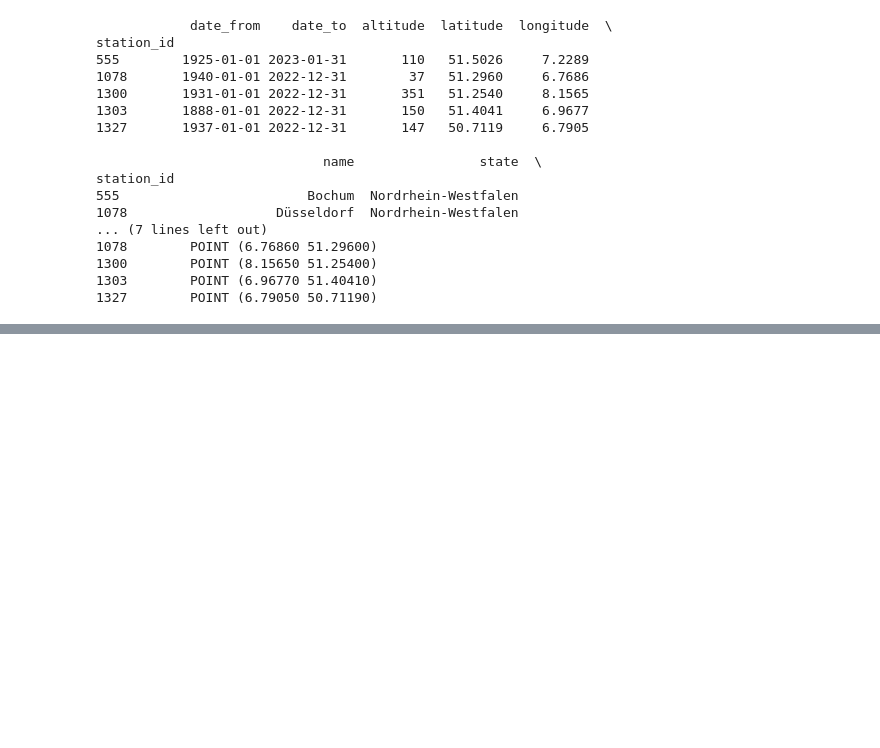
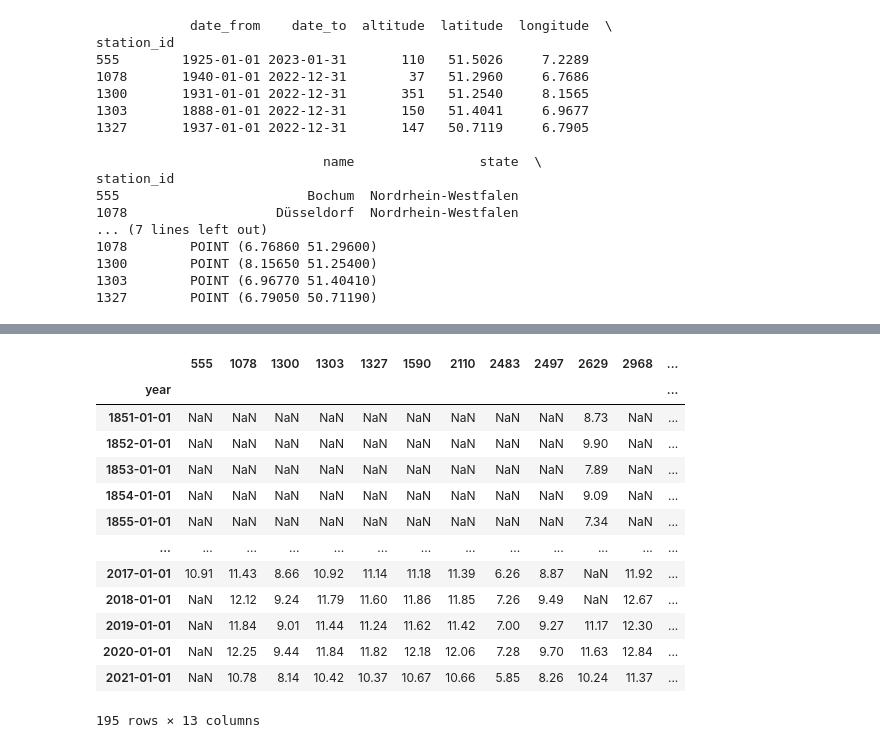
Before and after one commit to kftunay/GeoData_WS2022_II_Final_Group_D, a Jupyter notebook: gdms0000_Final_Assignment/01_Warming_stripes.ipynb, the cells around one changed output, grey strips where cells are left out. Drawn from its saved outputs; the diff is of its cells as text; code cells hidden in the pictures; blank space fills up the shorter version.

```diff
--- a/gdms0000_Final_Assignment/01_Warming_stripes.ipynb
+++ b/gdms0000_Final_Assignment/01_Warming_stripes.ipynb
@@ -360,0 +387,17 @@ gdf.to_file('my_13_stations.gpkg', driver='GPKG', layer='selected_NRW_stations')
+# %%
+f_dict={}
+
+for fname in local_zip_list:
+    try:
+        key=fname.split("_")[2]
+        f_dict[int(key)]=fname
+    except:
+        print(f"Cannot convert \'{key:s}\' to integer")
+
+#testing
+# n=6
+# print("Frist {n:d} items of f_dict:")
+# print({k: f_dict[k] for k in list(f_dict)[:6]})
+# %%
+zip_list = [local_ftp_ts_dir + f_dict[k] for k in selected_df.index]
+zip_list
@@ -360,0 +418,35 @@ gdf.to_file('my_13_stations.gpkg', driver='GPKG', layer='selected_NRW_stations')
+# %%
+df = pd.DataFrame()
+for elt in zip_list:
+    with ZipFile(elt) as myzip:
+
+        # read the time series data from the file starting with "produkt"
+        prodfilename = [name for name in myzip.namelist() if name.split("_")[0]=="produkt"][0]
+        #print(prodfilename)
+
+        # open just the produkt file within the archive
+        with myzip.open(prodfilename) as myfile:
+            dftmp = pd.read_csv(myfile, sep =";", parse_dates = ["MESS_DATUM_BEGINN", "MESS_DATUM_ENDE"], index_col = "MESS_DATUM_BEGINN", na_values = [-999.0])
+            # select the series with the average annual temp ("JA_TT"), rename the series with the station_id and make it a df.
+            s = dftmp["JA_TT"].rename(dftmp["STATIONS_ID"][0]).to_frame()
+            # outer merge.
+            df = pd.merge(df, s, left_index=True, right_index=True, how='outer')
+
+#df.index.names = ["year"]
+df.index.rename(name = "year", inplace = True)
+df
+# %% [output]
+|  | 555 | 1078 | 1300 | 1303 | 1327 | 1590 | 2110 | 2483 | 2497 | 2629 | 2968 | ... |
+| year |  |  |  |  |  |  |  |  |  |  |  | ... |
+| 1851-01-01 | NaN | NaN | NaN | NaN | NaN | NaN | NaN | NaN | NaN | 8.73 | NaN | ... |
+| 1852-01-01 | NaN | NaN | NaN | NaN | NaN | NaN | NaN | NaN | NaN | 9.90 | NaN | ... |
+| 1853-01-01 | NaN | NaN | NaN | NaN | NaN | NaN | NaN | NaN | NaN | 7.89 | NaN | ... |
+| 1854-01-01 | NaN | NaN | NaN | NaN | NaN | NaN | NaN | NaN | NaN | 9.09 | NaN | ... |
+| 1855-01-01 | NaN | NaN | NaN | NaN | NaN | NaN | NaN | NaN | NaN | 7.34 | NaN | ... |
+| ... | ... | ... | ... | ... | ... | ... | ... | ... | ... | ... | ... | ... |
+| 2017-01-01 | 10.91 | 11.43 | 8.66 | 10.92 | 11.14 | 11.18 | 11.39 | 6.26 | 8.87 | NaN | 11.92 | ... |
+| 2018-01-01 | NaN | 12.12 | 9.24 | 11.79 | 11.60 | 11.86 | 11.85 | 7.26 | 9.49 | NaN | 12.67 | ... |
+| 2019-01-01 | NaN | 11.84 | 9.01 | 11.44 | 11.24 | 11.62 | 11.42 | 7.00 | 9.27 | 11.17 | 12.30 | ... |
+| 2020-01-01 | NaN | 12.25 | 9.44 | 11.84 | 11.82 | 12.18 | 12.06 | 7.28 | 9.70 | 11.63 | 12.84 | ... |
+| 2021-01-01 | NaN | 10.78 | 8.14 | 10.42 | 10.37 | 10.67 | 10.66 | 5.85 | 8.26 | 10.24 | 11.37 | ... |
+195 rows × 13 columns
```
Also changed, not shown: parts of 13 cells of this notebook, 2 other files.
